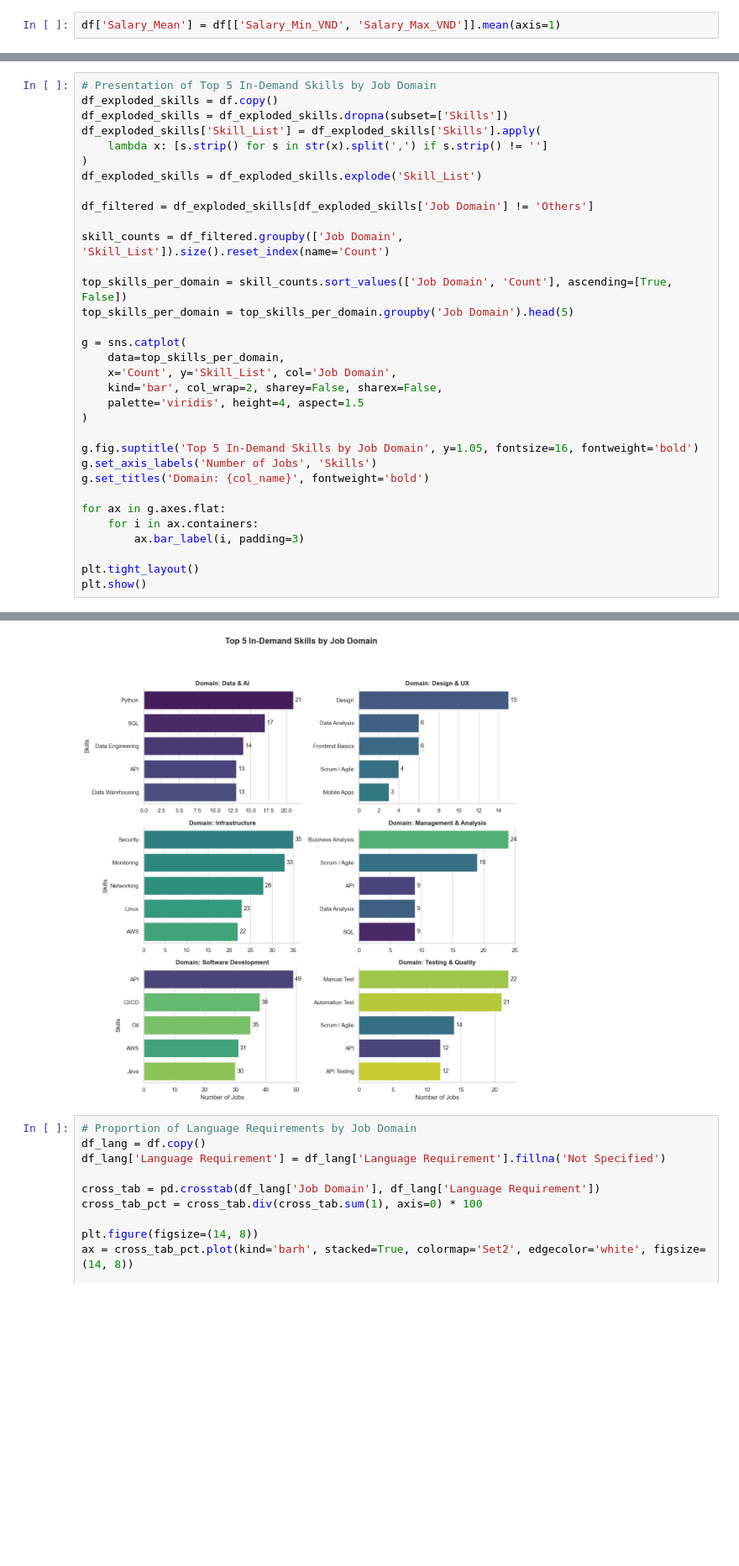
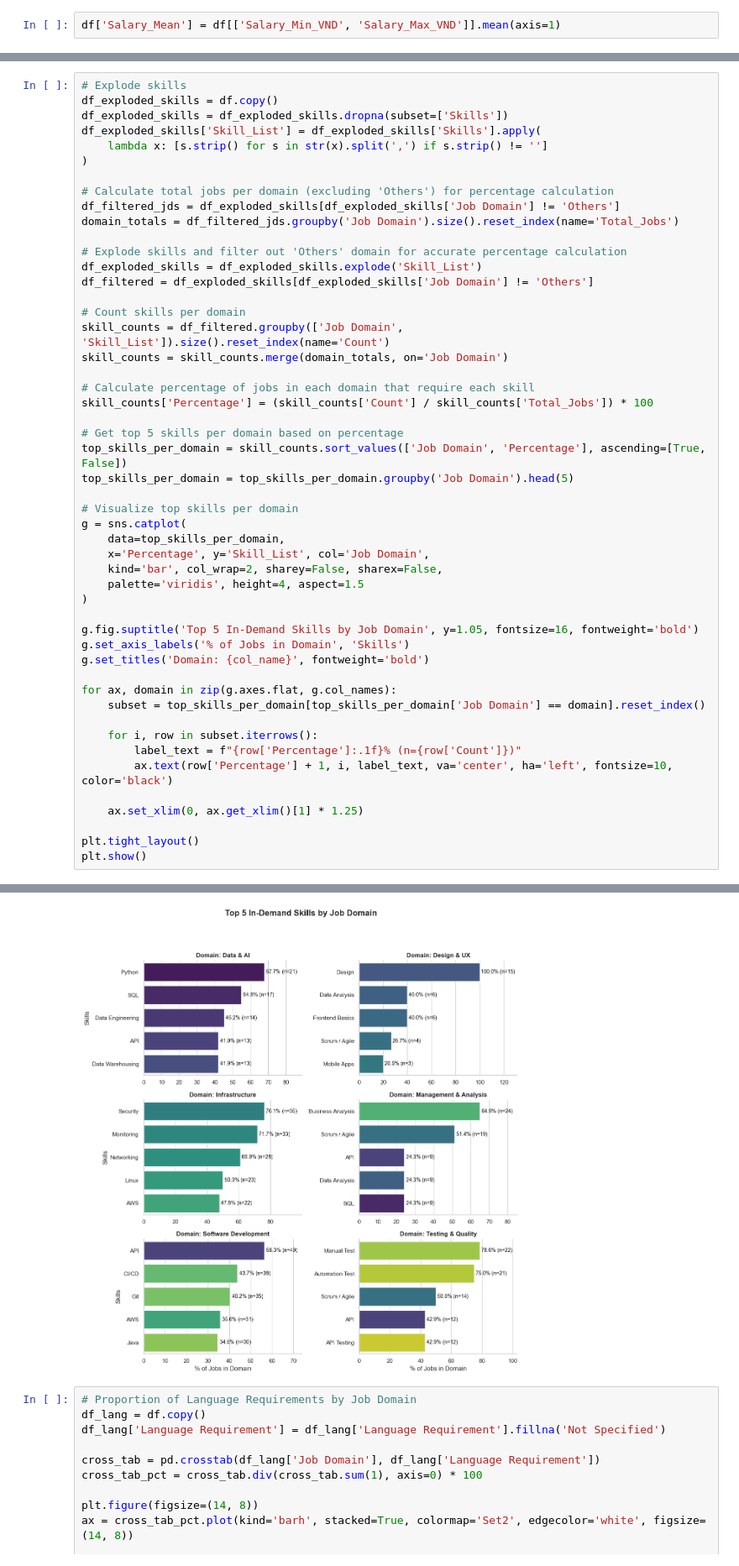
Before and after one commit to phonghoangKHDL/IT_Recruitment_Preprocessing, a Jupyter notebook: notebooks/05_Exploratory_Data_Analysis.ipynb, the cells around one changed output, grey strips where cells are left out. Shown at 84% size. Drawn from its saved outputs; the diff is of its cells as text; blank space fills up the shorter version.

```diff
--- a/notebooks/05_Exploratory_Data_Analysis.ipynb
+++ b/notebooks/05_Exploratory_Data_Analysis.ipynb
@@ -141,43 +141,60 @@ plt.show()
 # %% [output]
 [figure]
 # %%
-# Presentation of Top 5 In-Demand Skills by Job Domain
+# Explode skills
 df_exploded_skills = df.copy()
 df_exploded_skills = df_exploded_skills.dropna(subset=['Skills'])
 df_exploded_skills['Skill_List'] = df_exploded_skills['Skills'].apply(
     lambda x: [s.strip() for s in str(x).split(',') if s.strip() != '']
 )
+
+# Calculate total jobs per domain (excluding 'Others') for percentage calculation
+df_filtered_jds = df_exploded_skills[df_exploded_skills['Job Domain'] != 'Others']
+domain_totals = df_filtered_jds.groupby('Job Domain').size().reset_index(name='Total_Jobs')
+
+# Explode skills and filter out 'Others' domain for accurate percentage calculation
 df_exploded_skills = df_exploded_skills.explode('Skill_List')
-
 df_filtered = df_exploded_skills[df_exploded_skills['Job Domain'] != 'Others']
 
+# Count skills per domain
 skill_counts = df_filtered.groupby(['Job Domain', 'Skill_List']).size().reset_index(name='Count')
+skill_counts = skill_counts.merge(domain_totals, on='Job Domain')
 
-top_skills_per_domain = skill_counts.sort_values(['Job Domain', 'Count'], ascending=[True, False])
+# Calculate percentage of jobs in each domain that require each skill
+skill_counts['Percentage'] = (skill_counts['Count'] / skill_counts['Total_Jobs']) * 100
+
+# Get top 5 skills per domain based on percentage
+top_skills_per_domain = skill_counts.sort_values(['Job Domain', 'Percentage'], ascending=[True, False])
 top_skills_per_domain = top_skills_per_domain.groupby('Job Domain').head(5)
 
+# Visualize top skills per domain
 g = sns.catplot(
     data=top_skills_per_domain,
-    x='Count', y='Skill_List', col='Job Domain',
+    x='Percentage', y='Skill_List', col='Job Domain',
     kind='bar', col_wrap=2, sharey=False, sharex=False,
     palette='viridis', height=4, aspect=1.5
 )
 
 g.fig.suptitle('Top 5 In-Demand Skills by Job Domain', y=1.05, fontsize=16, fontweight='bold')
-g.set_axis_labels('Number of Jobs', 'Skills')
+g.set_axis_labels('% of Jobs in Domain', 'Skills')
 g.set_titles('Domain: {col_name}', fontweight='bold')
 
-for ax in g.axes.flat:
-    for i in ax.containers:
-        ax.bar_label(i, padding=3)
+for ax, domain in zip(g.axes.flat, g.col_names):
+    subset = top_skills_per_domain[top_skills_per_domain['Job Domain'] == domain].reset_index()
+
+    for i, row in subset.iterrows():
+        label_text = f"{row['Percentage']:.1f}% (n={row['Count']})"
+        ax.text(row['Percentage'] + 1, i, label_text, va='center', ha='left', fontsize=10, color='black')
+
+    ax.set_xlim(0, ax.get_xlim()[1] * 1.25)
 
 plt.tight_layout()
 plt.show()
 # %% [output]
 Passing `palette` without assigning `hue` is deprecated and will be removed in v0.14.0. Assign the `y` variable to `hue` and set `legend=False` for the same effect.
 
   g = sns.catplot(
-[figure, old version]
+[figure, new version]
 # %%
 # Proportion of Language Requirements by Job Domain
 df_lang = df.copy()
```
Also changed, not shown: parts of 1 cell of this notebook, 1 other file.
